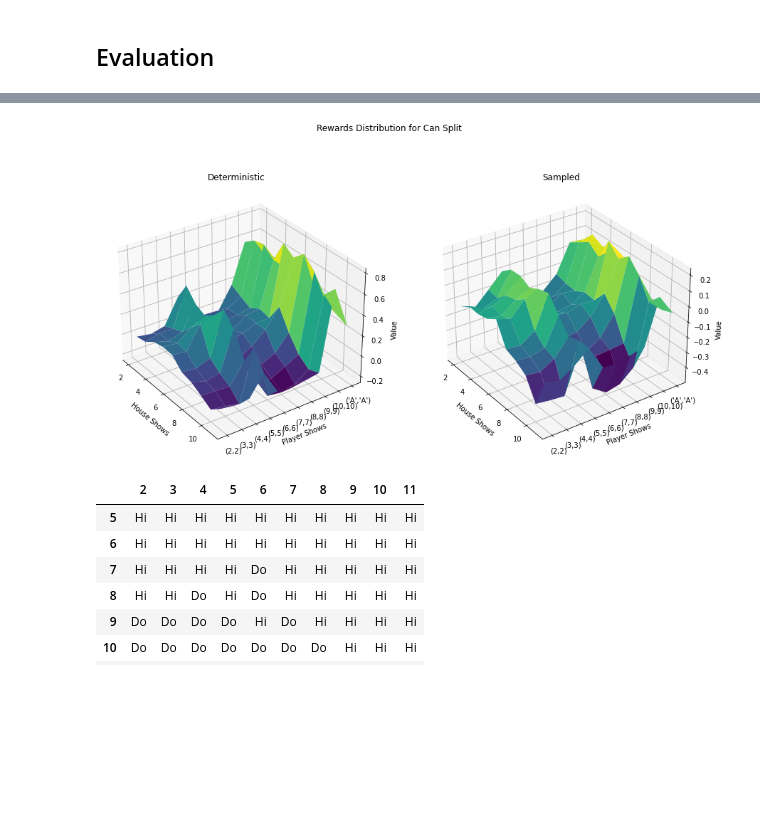
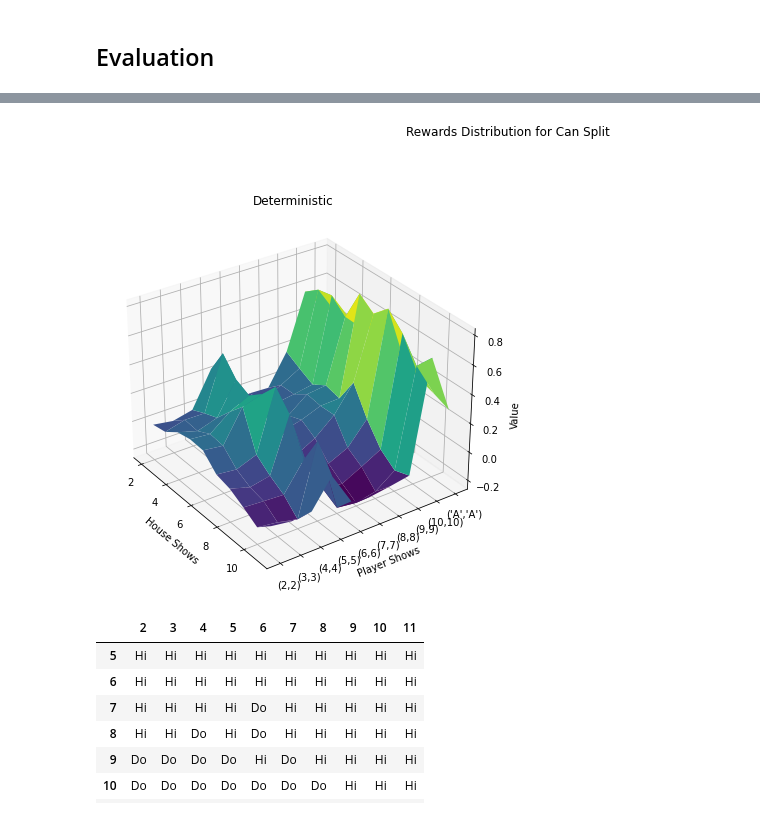
Before and after one commit to petersim1/Blackjack_RL, a Jupyter notebook: Blackjack.ipynb, the cells around one changed output, grey strips where cells are left out. Cells and saved outputs as stored; diff of their text form; code cells hidden in the pictures; blank space fills up the shorter version.

```diff
--- a/Blackjack.ipynb
+++ b/Blackjack.ipynb
@@ -521,20 +517,12 @@ for k,v in Qlearned['noSplit'].items() :
     p,h,a = k
     fill[int(a),p,h] = max(v,key=v.get)[:2].title()
     value_det[int(a),p,h] = max(v.values()) # Deterministic
-    if not int(a) :
-        if p == 21 : # if we're at 21, the only policy is to stay.
-            value_det[int(a),p,h] = max(v.values())
-    for k1,v1 in v.items() :
-        value_rand[int(a),p,h] += v1*np.exp(v1)/np.exp(np.array(list(v.values()))).sum() # Random
-
 for k,v in Qlearned['canSplit'].items() :
     p,h,a = k
     if not isinstance(p,int) :
         p = 11
     fill[2,p,h] = max(v,key=v.get)[:2].title()
     value_det[2,p,h] = max(v.values()) # Deterministic
-    for k1,v1 in v.items() :
-        value_rand[2,p,h] += v1*np.exp(v1)/np.exp(np.array(list(v.values()))).sum() # Random
 # %% [markdown]
 ### Below I am plotting 3d visualizations of our Reward function.
 
@@ -600,35 +563,21 @@ plt.show()
 # %%
 fig = plt.figure(figsize=(15,8))
 fig.suptitle('Rewards Distribution for Can Split')
 ax = fig.add_subplot(121, projection='3d')
 ax.set_title('Deterministic')
 
 canSplitMesh = value_det[2][2:12,2:]
 x,y = np.meshgrid(range(2,12),range(2,12))
 ticks = ["({},{})".format(p,p) if p < 11 else "('A','A')" for p in range(2,12)]
 ax.set(yticks=range(2,12), yticklabels=ticks)
 ax.plot_surface(x, y, canSplitMesh, rstride=1, cstride=1,cmap='viridis', edgecolor='none')
 ax.view_init(azim=-35)
 ax.set_xlabel('House Shows')
 ax.set_ylabel('Player Shows')
 ax.set_zlabel('Value')
-
-ax = fig.add_subplot(122, projection='3d')
-ax.set_title('Sampled')
-
-canSplitMesh = value_rand[2][2:12,2:]
-x,y = np.meshgrid(range(2,12),range(2,12))
-ticks = ["({},{})".format(p,p) if p < 11 else "('A','A')" for p in range(2,12)]
-ax.set(yticks=range(2,12), yticklabels=ticks)
-ax.plot_surface(x, y, canSplitMesh, rstride=1, cstride=1,cmap='viridis', edgecolor='none')
-ax.view_init(azim=-35)
-ax.set_xlabel('House Shows')
-ax.set_ylabel('Player Shows')
-ax.set_zlabel('Value')
-
 plt.show()
 # %% [output]
-[figure, old version]
+[figure, new version]
 # %%
 colorMap = {'St':'blue','Hi':'green','Do':'red','Su':'grey','Sp':'yellow'}
 noAce = pd.DataFrame(fill[0])
```
Also changed, not shown: parts of 7 cells of this notebook, 3 other files.
